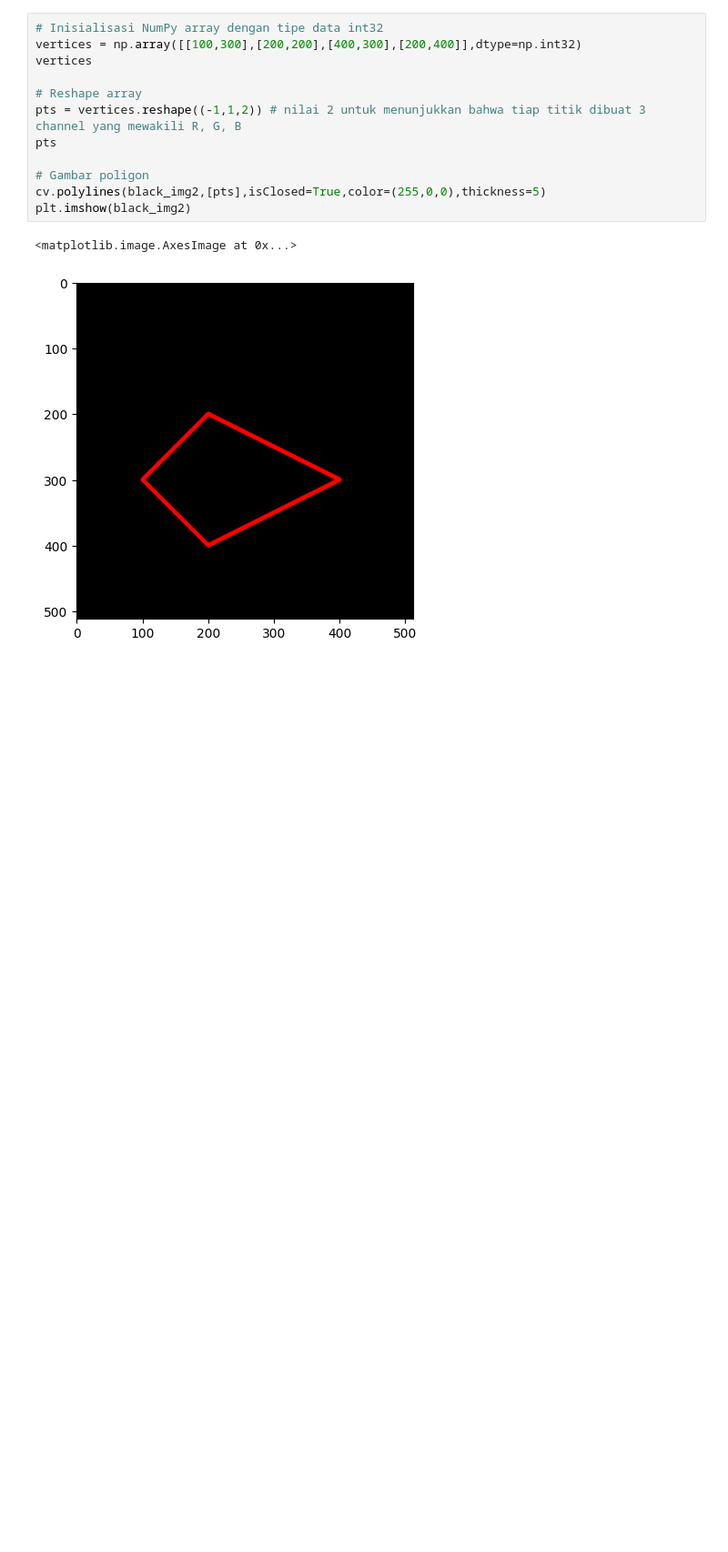
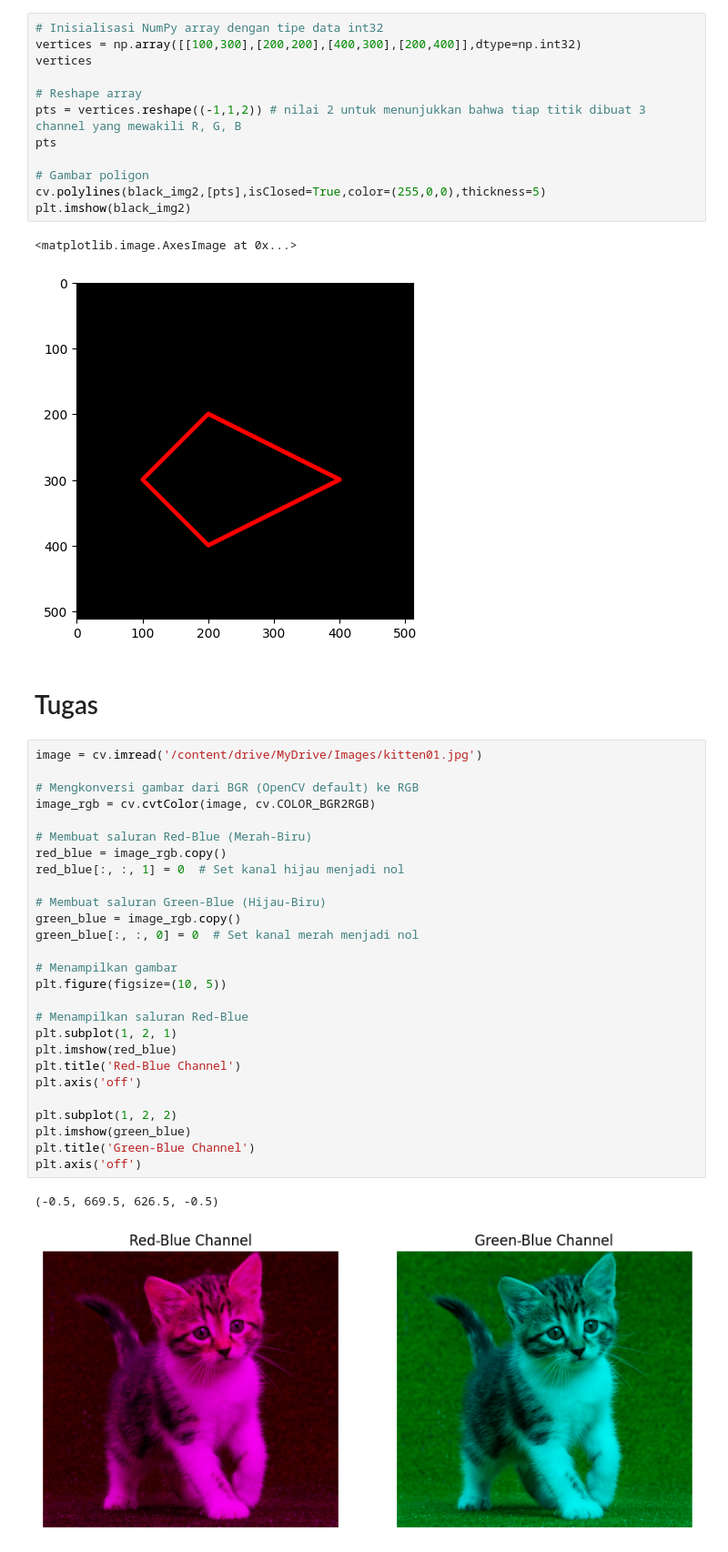
Before and after one commit to Zakaal/PCVK_Ganjil_24_25, a Jupyter notebook: Week2.ipynb, the cells around one changed output. Shown at 91% size. Drawn from its saved outputs; the diff is of its cells as text; blank space fills up the shorter version.

```diff
--- a/Week2.ipynb
+++ b/Week2.ipynb
@@ -113,3 +113,35 @@ plt.imshow(black_img2)
 # %% [output]
 <matplotlib.image.AxesImage at 0x...>
 [figure]
+# %% [markdown]
+# Tugas
+# %%
+image = cv.imread('/content/drive/MyDrive/Images/kitten01.jpg')
+
+# Mengkonversi gambar dari BGR (OpenCV default) ke RGB
+image_rgb = cv.cvtColor(image, cv.COLOR_BGR2RGB)
+
+# Membuat saluran Red-Blue (Merah-Biru)
+red_blue = image_rgb.copy()
+red_blue[:, :, 1] = 0  # Set kanal hijau menjadi nol
+
+# Membuat saluran Green-Blue (Hijau-Biru)
+green_blue = image_rgb.copy()
+green_blue[:, :, 0] = 0  # Set kanal merah menjadi nol
+
+# Menampilkan gambar
+plt.figure(figsize=(10, 5))
+
+# Menampilkan saluran Red-Blue
+plt.subplot(1, 2, 1)
+plt.imshow(red_blue)
+plt.title('Red-Blue Channel')
+plt.axis('off')
+
+plt.subplot(1, 2, 2)
+plt.imshow(green_blue)
+plt.title('Green-Blue Channel')
+plt.axis('off')
+# %% [output]
+(-0.5, 669.5, 626.5, -0.5)
+[figure, added]
```
